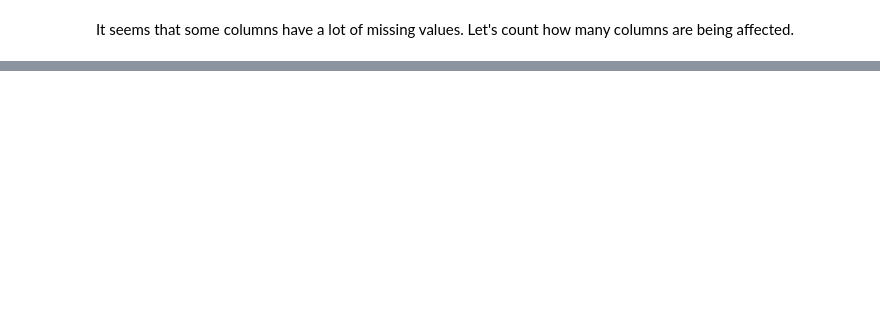
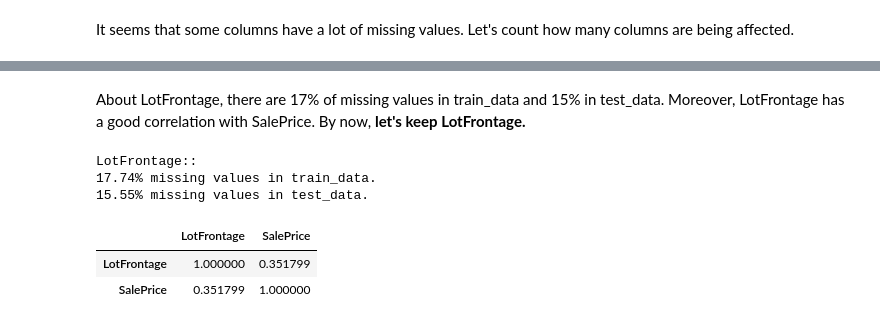
Before and after one commit to cpatrickalves/kaggle-houses-prices-prediction, a Jupyter notebook: notebooks/1.0-icc-initial-data-exploration.ipynb, the cells around one changed output, grey strips where cells are left out. Drawn from its saved outputs; the diff is of its cells as text; code cells hidden in the pictures; blank space fills up the shorter version.

```diff
--- a/notebooks/1.0-icc-initial-data-exploration.ipynb
+++ b/notebooks/1.0-icc-initial-data-exploration.ipynb
@@ -46,5 +90,6 @@ Let's remove the "Id" column because it doesn't have relevant information about
 # %%
 train_data.drop(columns=['Id'], inplace=True)
+test_data.drop(columns=['Id'], inplace=True)
 # %% [markdown]
 ## Missing values
 
@@ -86,0 +172,14 @@ sns.pairplot(train_data)
+# %% [markdown]
+About LotFrontage, there are 17% of missing values in train_data and 15% in test_data. Moreover, LotFrontage has a good correlation with SalePrice. By now, **let's keep LotFrontage.**
+# %%
+print('LotFrontage::')
+print("{:.2%} missing values in train_data.".format(train_data['LotFrontage'].isna().sum()/train_data.shape[0]))
+print("{:.2%} missing values in test_data.".format(test_data['LotFrontage'].isna().sum()/train_data.shape[0]))
+train_data[['LotFrontage', 'SalePrice']].corr()
+# %% [output]
+LotFrontage::
+17.74% missing values in train_data.
+15.55% missing values in test_data.
+|  | LotFrontage | SalePrice |
+| LotFrontage | 1.000000 | 0.351799 |
+| SalePrice | 0.351799 | 1.000000 |
```
Also changed, not shown: parts of 26 cells of this notebook.
